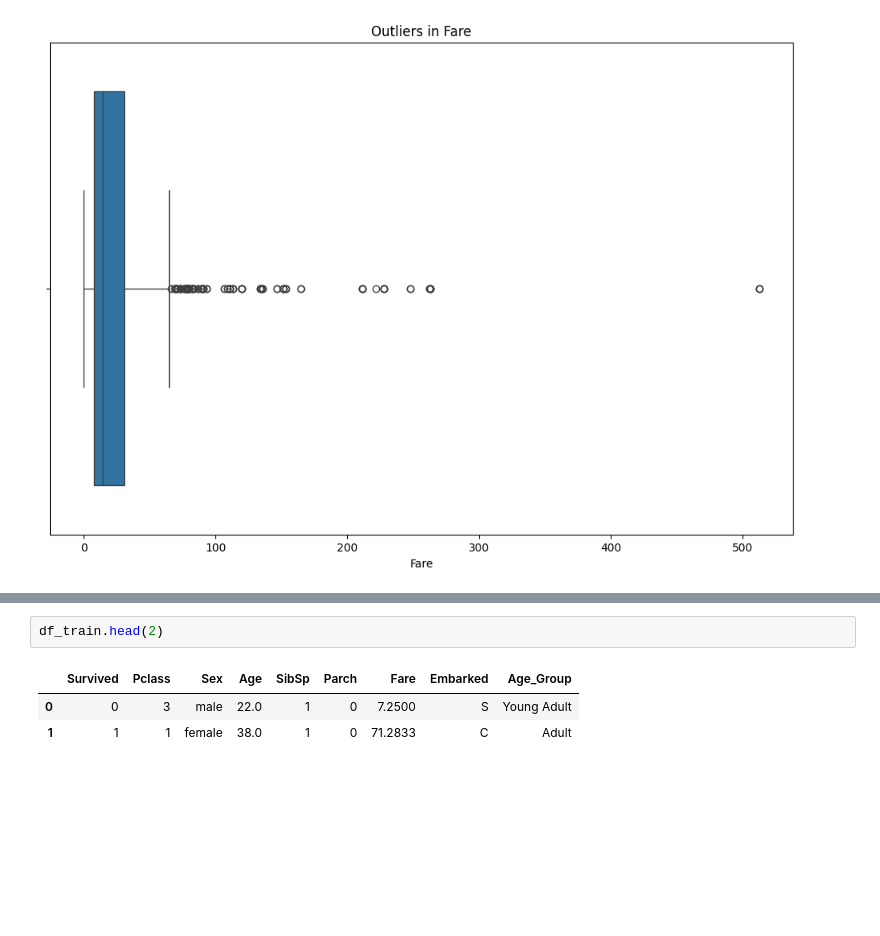
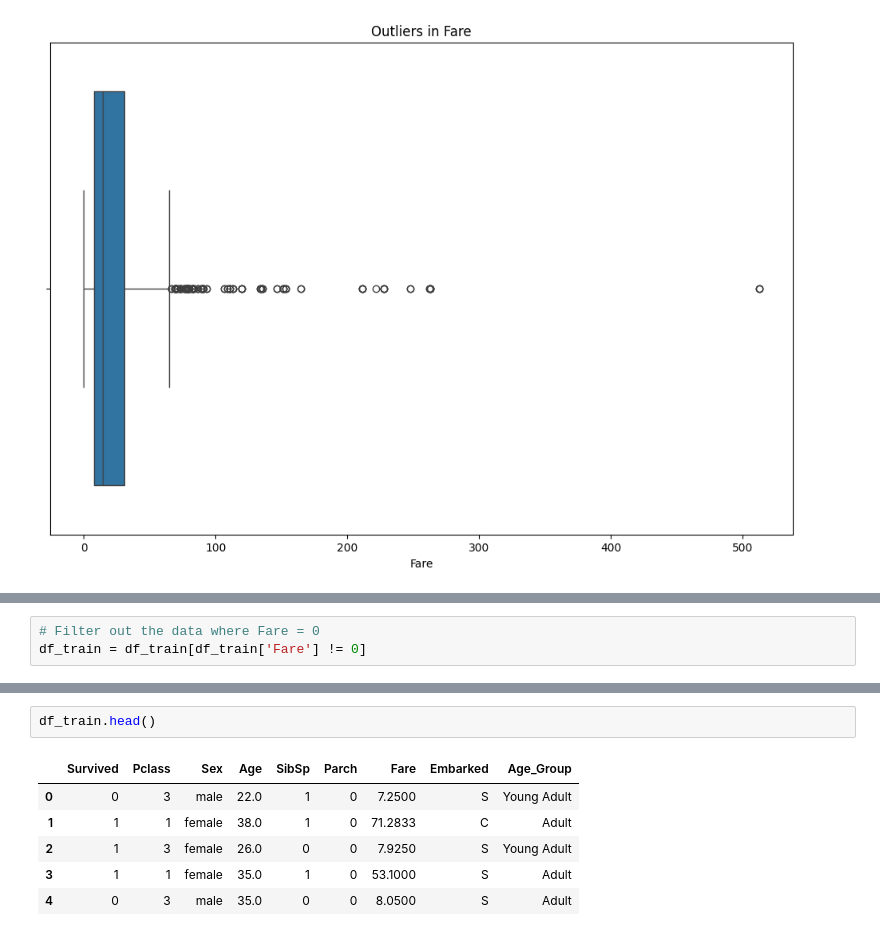
Before and after one commit to HaiderQadri/PYTHON-For-Data-Science_and_AI, a Jupyter notebook: 00_projects/04_titanic_eda_and_model_for_prediction/titanic_eda_and_model.ipynb, the cells around one changed output, grey strips where cells are left out. Drawn from its saved outputs; the diff is of its cells as text; blank space fills up the shorter version.

```diff
--- a/00_projects/04_titanic_eda_and_model_for_prediction/titanic_eda_and_model.ipynb
+++ b/00_projects/04_titanic_eda_and_model_for_prediction/titanic_eda_and_model.ipynb
@@ -748,0 +753,3 @@ df_train[df_train['Fare'] == 0]
+# %%
+# Filter out the data where Fare = 0
+df_train = df_train[df_train['Fare'] != 0]
@@ -752,6 +819,9 @@ df_train[df_train['Fare'] == 0]
 # %%
-df_train.head(2)
+df_train.head()
 # %% [output]
 |  | Survived | Pclass | Sex | Age | SibSp | Parch | Fare | Embarked | Age_Group |
 | 0 | 0 | 3 | male | 22.0 | 1 | 0 | 7.2500 | S | Young Adult |
 | 1 | 1 | 1 | female | 38.0 | 1 | 0 | 71.2833 | C | Adult |
+| 2 | 1 | 3 | female | 26.0 | 0 | 0 | 7.9250 | S | Young Adult |
+| 3 | 1 | 1 | female | 35.0 | 1 | 0 | 53.1000 | S | Adult |
+| 4 | 0 | 3 | male | 35.0 | 0 | 0 | 8.0500 | S | Adult |
```
Also changed, not shown: parts of 15 cells of this notebook.
